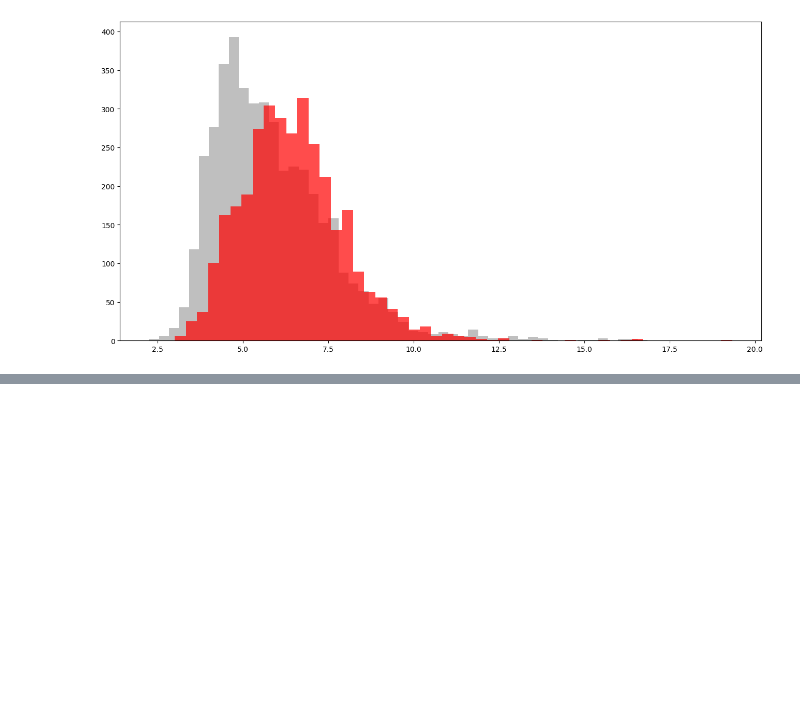
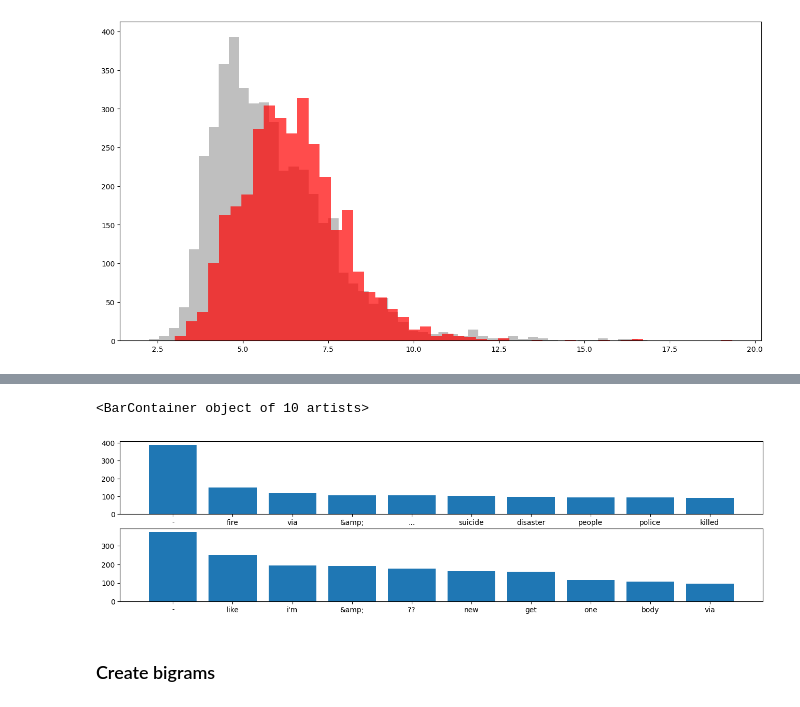
Before and after one commit to Echo-36/Disaster-Tweets, a Jupyter notebook: midn.ipynb, the cells around one changed output, grey strips where cells are left out. Cells and saved outputs as stored; diff of their text form; code cells hidden in the pictures; blank space fills up the shorter version.

Commit message:
processing text

```diff
--- a/midn.ipynb
+++ b/midn.ipynb
@@ -93,0 +105,13 @@ plot_target_based_features("mean_word_length")
+# %%
+from nltk.corpus import stopwords
+
+def generate_ngrams(text, n_gram=1, stop=True):
+    stop = set(stopwords.words("english")) if stop else {}
+
+    token = [
+        token for token in text.lower().split(" ") if token != "" if token not in stop
+    ]
+    z = zip(*[token[i:] for i in range(n_gram)])
+    ngrams = [" ".join(ngram) for ngram in z]
+
+    return ngrams
@@ -93,0 +134,17 @@ plot_target_based_features("mean_word_length")
+# %%
+disaster_unigrams = defaultdict(int)
+nondisasters_unigrams = defaultdict(int)
+# %%
+for text in train_df[train_df.target == 1].text:
+    for word in generate_ngrams(text):
+        disaster_unigrams[word] += 1
+for text in train_df[train_df.target == 0].text:
+    for word in generate_ngrams(text):
+        nondisasters_unigrams[word] += 1
+# %%
+df_disaster_unigrams = pd.DataFrame(
+    sorted(disaster_unigrams.items(),key=lambda x: x[1],reverse=True)
+)
+df_nondisaster_unigrams = pd.DataFrame(
+    sorted(nondisasters_unigrams.items(), key=lambda x: x[1], reverse=True)
+)
@@ -93,0 +164,18 @@ plot_target_based_features("mean_word_length")
+# %%
+d1 = df_disaster_unigrams[0][:10]
+d2 = df_disaster_unigrams[1][:10]
+
+nd1 = df_nondisaster_unigrams[0][:10]
+nd2 = df_nondisaster_unigrams[1][:10]
+
+plt.figure(figsize=(16,4))
+plt.subplot(2,1,1)
+plt.bar(d1,d2)
+
+plt.subplot(2,1,2)
+plt.bar(nd1,nd2)
+# %% [output]
+<BarContainer object of 10 artists>
+[figure, added]
+# %% [markdown]
+### Create bigrams
```
Also changed, not shown: parts of 27 cells of this notebook.
